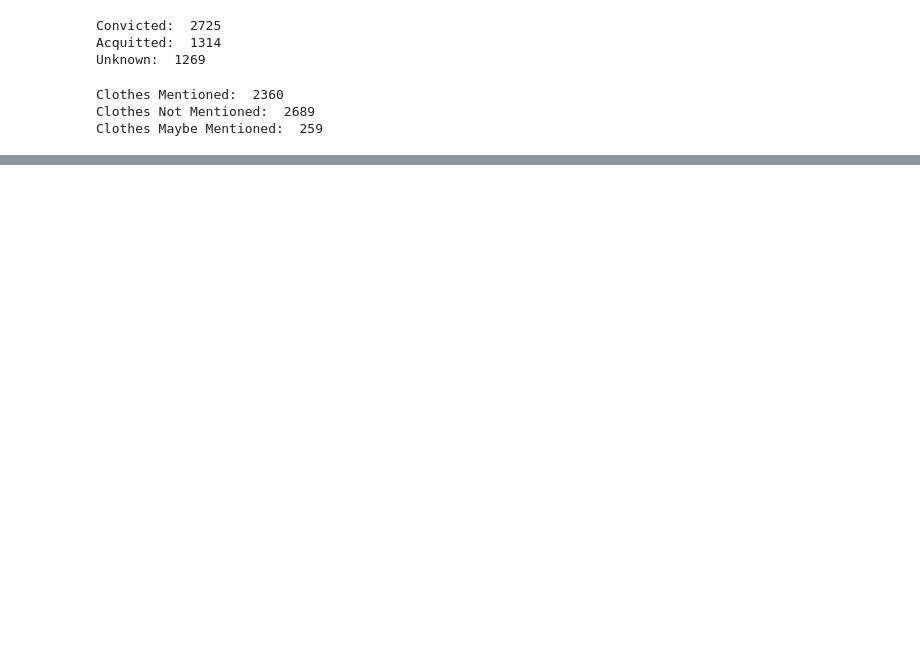
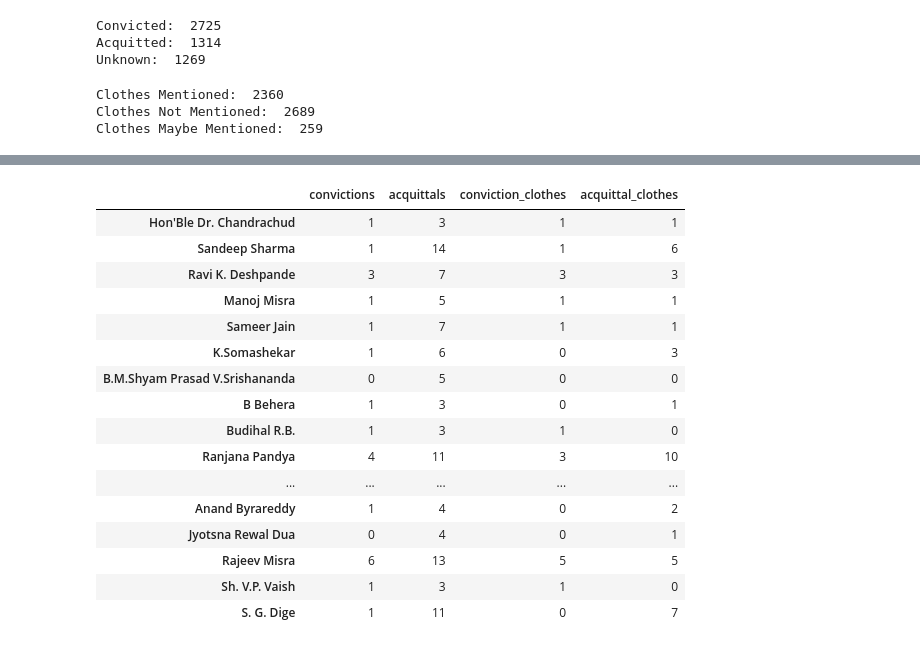
Before and after one commit to JuliusStein/kanoon_transcript_nlp, a Jupyter notebook: data_cleaning/cleaning.ipynb, the cells around one changed output, grey strips where cells are left out. Cells and saved outputs as stored; diff of their text form; code cells hidden in the pictures; blank space fills up the shorter version.

```diff
--- a/data_cleaning/cleaning.ipynb
+++ b/data_cleaning/cleaning.ipynb
@@ -117,0 +156,7 @@ Clothes Maybe Mentioned:  259
+# %%
+courtFrame = toWrite[toWrite['resultCode'] != "U"].groupby(['court','resultCode']).count()
+courtFrame = courtFrame.drop(columns=['title','tid','date','judge','dressMentioned', 'dressCode'])
+courtFrame = courtFrame.drop(labels=['Andhra Pradesh High Court - Amravati', 'Jammu & Kashmir High Court - Srinagar Bench', 'Patna High Court - Orders'], axis=0)
+
+pd.set_option("display.max_rows", None)
+courtFrame
@@ -117,0 +307,21 @@ Clothes Maybe Mentioned:  259
+# %%
+majorJudges = judgeResults[(judgeResults['acquittals'] + judgeResults['convictions'] > 3)]
+majorJudges[(majorJudges['acquittals'] / majorJudges['convictions'] > 2)]
+# %% [output]
+|  | convictions | acquittals | conviction_clothes | acquittal_clothes |
+| Hon'Ble Dr. Chandrachud | 1 | 3 | 1 | 1 |
+| Sandeep Sharma | 1 | 14 | 1 | 6 |
+| Ravi K. Deshpande | 3 | 7 | 3 | 3 |
+| Manoj Misra | 1 | 5 | 1 | 1 |
+| Sameer Jain | 1 | 7 | 1 | 1 |
+| K.Somashekar | 1 | 6 | 0 | 3 |
+| B.M.Shyam Prasad V.Srishananda | 0 | 5 | 0 | 0 |
+| B Behera | 1 | 3 | 0 | 1 |
+| Budihal R.B. | 1 | 3 | 1 | 0 |
+| Ranjana Pandya | 4 | 11 | 3 | 10 |
+| ... | ... | ... | ... | ... |
+| Anand Byrareddy | 1 | 4 | 0 | 2 |
+| Jyotsna Rewal Dua | 0 | 4 | 0 | 1 |
+| Rajeev Misra | 6 | 13 | 5 | 5 |
+| Sh. V.P. Vaish | 1 | 3 | 1 | 0 |
+| S. G. Dige | 1 | 11 | 0 | 7 |
```
Also changed, not shown: parts of 7 cells of this notebook, 15 other files.
